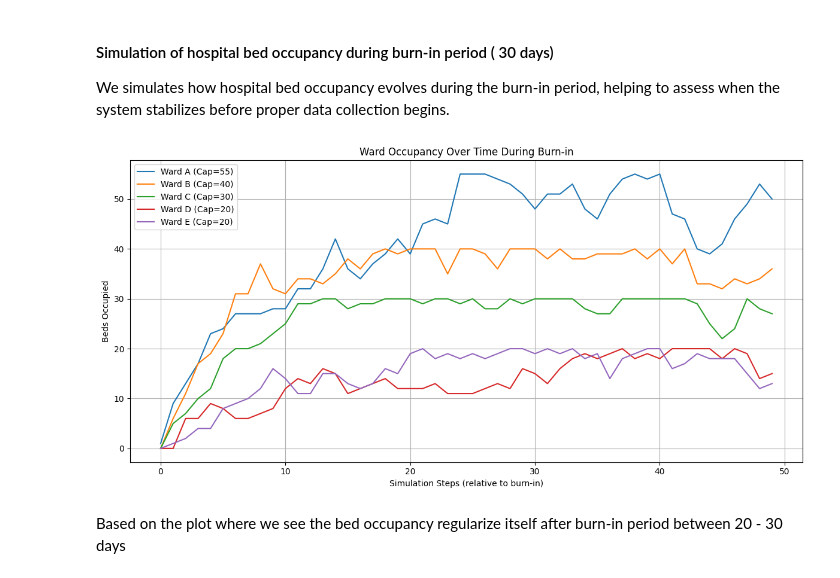
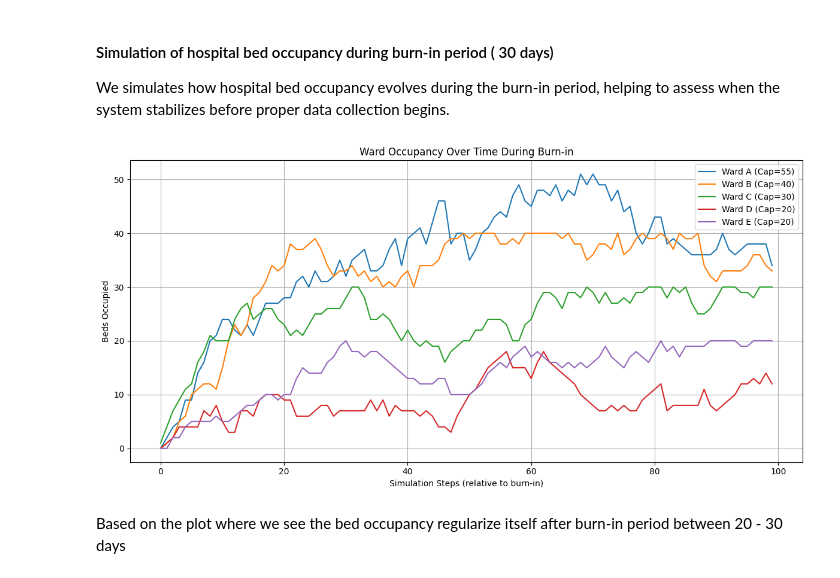
Before and after one commit to manufer20/stochastic-simulation, a Jupyter notebook: project 2/OLD_Jawhara_project_2_version_2.ipynb, the cells around one changed output. Saved outputs shown, nothing was run; the diff lists cells and outputs as text; code cells hidden in the pictures.

```diff
--- a/project 2/OLD_Jawhara_project_2_version_2.ipynb
+++ b/project 2/OLD_Jawhara_project_2_version_2.ipynb
@@ -22,7 +22,7 @@ import copy
 #### Simulation of hospital bed occupancy during burn-in period ( 30 days)
 We simulates how hospital bed occupancy evolves during the burn-in period, helping to assess when the system stabilizes before proper data collection begins.
 # %%
-def simulate_burnin_occupancy(n=3000, burn_in=1000, capacity=None, lambda_rates=None, mu_rates=None, P=None, track_time=50):
+def simulate_burnin_occupancy(n=3000, burn_in=1000, capacity=None, lambda_rates=None, mu_rates=None, P=None, track_time=100):
     """
     Simulates hospital ward occupancy over time to determine burn-in period.
     Returns occupancy time series for each ward.
@@ -69,34 +69,34 @@ def simulate_burnin_occupancy(n=3000, burn_in=1000, capacity=None, lambda_rates=
         else:
             assigned_ward = np.random.choice(m, p=P[patient_type])
             bed_index = np.nanargmin(beds[assigned_ward])
             bed_time = beds[assigned_ward, bed_index]
             if bed_time <= 0:
                 beds[assigned_ward, bed_index] = los
             # else lost (not tracked here)
 
         if i % (burn_in // track_time) == 0:
             for j in range(m):
                 occ = np.sum(beds[j, :] > 0)
                 occupancy_time_series[j].append(occ)
 
     return occupancy_time_series, capacity
 
 # Run and plot
 occupancy_time_series, capacity = simulate_burnin_occupancy()
 wards = ['A', 'B', 'C', 'D', 'E']
 
 plt.figure(figsize=(12, 6))
 for i, series in enumerate(occupancy_time_series):
     plt.plot(series, label=f"Ward {wards[i]} (Cap={capacity[i]})")
 plt.xlabel("Simulation Steps (relative to burn-in)")
 plt.ylabel("Beds Occupied")
 plt.title("Ward Occupancy Over Time During Burn-in")
 plt.legend()
 plt.grid(True)
 plt.tight_layout()
 plt.show()
 # %% [output]
-[figure, old version]
+[figure, new version]
 # %% [markdown]
 Based on the plot where we see the bed occupancy regularize itself after burn-in period between 20 -  30 days
 # %% [markdown]
```
Also changed, not shown: parts of 9 cells of this notebook, 3 other files.
